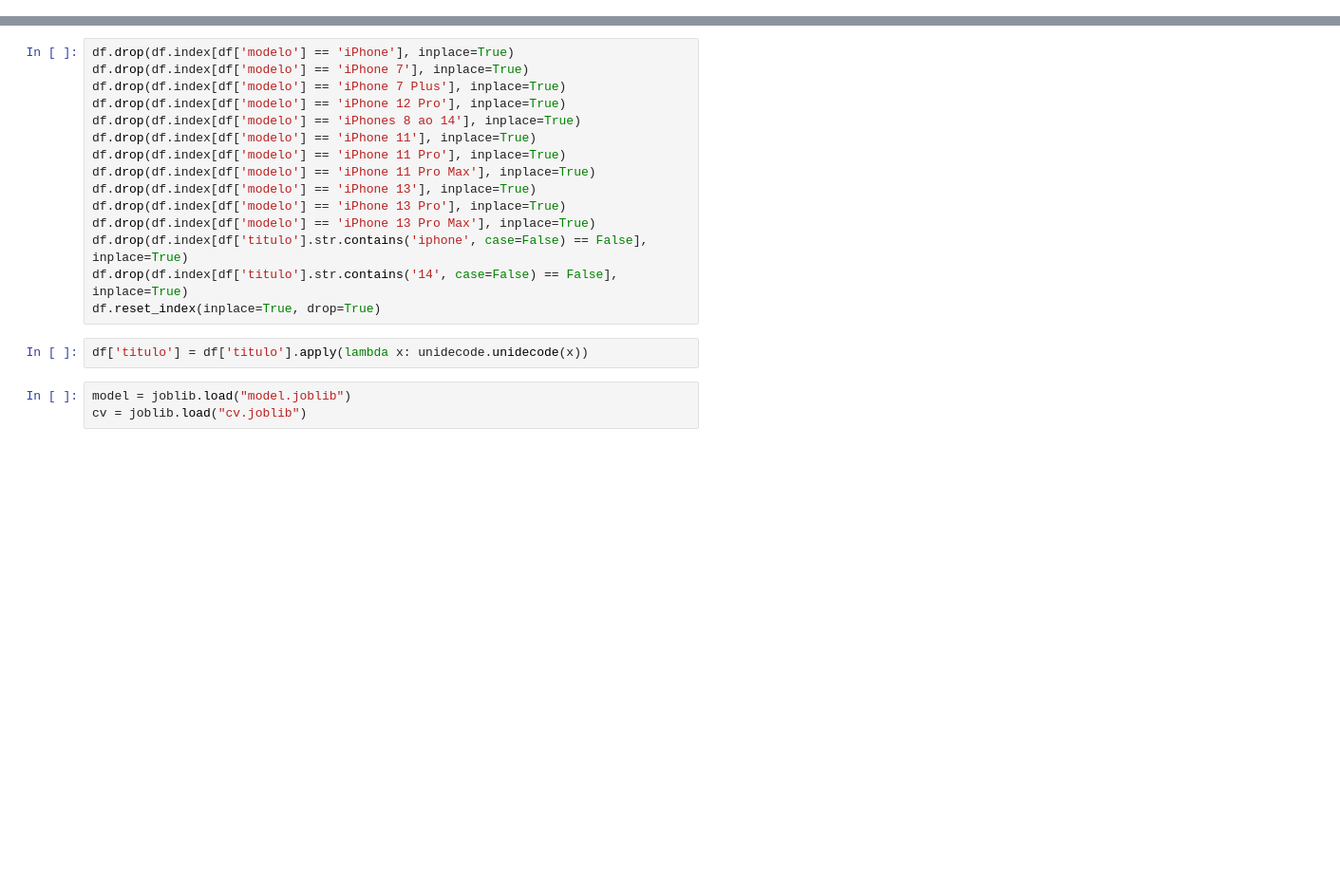
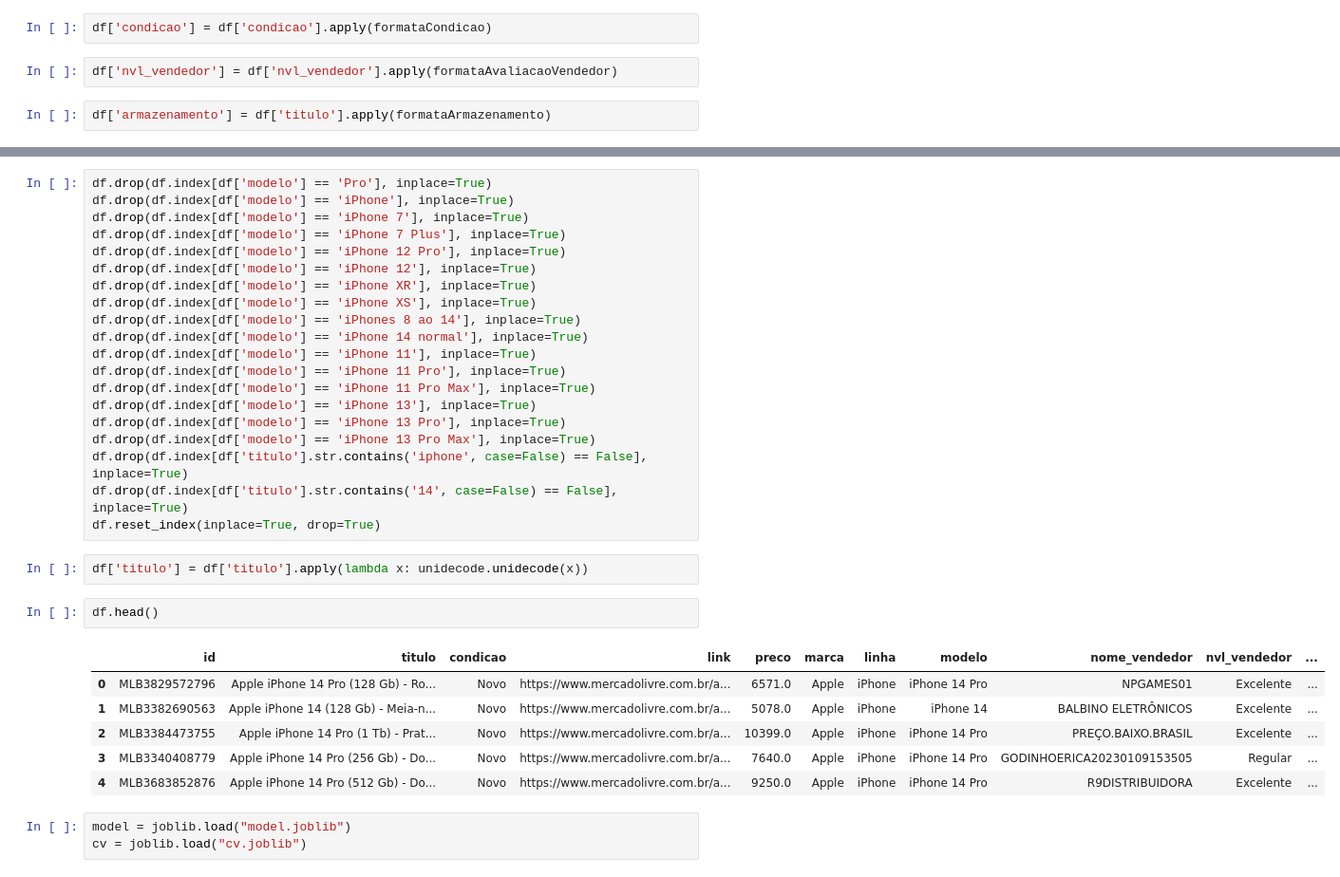
Before and after one commit to victorgrrtj/trabalho_final_puc, a Jupyter notebook: trabalho_final_predicao.ipynb, the cells around one changed output, grey strips where cells are left out. Shown at 95% size. Saved outputs shown, nothing was run; the diff lists cells and outputs as text; blank space fills up the shorter version.

```diff
--- a/trabalho_final_predicao.ipynb
+++ b/trabalho_final_predicao.ipynb
@@ -253,0 +341,6 @@ Finished all pages
+# %%
+df['condicao'] = df['condicao'].apply(formataCondicao)
+# %%
+df['nvl_vendedor'] = df['nvl_vendedor'].apply(formataAvaliacaoVendedor)
+# %%
+df['armazenamento'] = df['titulo'].apply(formataArmazenamento)
@@ -256,10 +352,15 @@ df = pd.json_normalize(extracted_data)
 df['ts_carga'] = str(dt.datetime.now(pytz.timezone('Etc/GMT+3')).strftime('%d-%m-%Y %X'))
 # %%
+df.drop(df.index[df['modelo'] == 'Pro'], inplace=True)
 df.drop(df.index[df['modelo'] == 'iPhone'], inplace=True)
 df.drop(df.index[df['modelo'] == 'iPhone 7'], inplace=True)
 df.drop(df.index[df['modelo'] == 'iPhone 7 Plus'], inplace=True)
 df.drop(df.index[df['modelo'] == 'iPhone 12 Pro'], inplace=True)
+df.drop(df.index[df['modelo'] == 'iPhone 12'], inplace=True)
+df.drop(df.index[df['modelo'] == 'iPhone XR'], inplace=True)
+df.drop(df.index[df['modelo'] == 'iPhone XS'], inplace=True)
 df.drop(df.index[df['modelo'] == 'iPhones 8 ao 14'], inplace=True)
+df.drop(df.index[df['modelo'] == 'iPhone 14 normal'], inplace=True)
 df.drop(df.index[df['modelo'] == 'iPhone 11'], inplace=True)
 df.drop(df.index[df['modelo'] == 'iPhone 11 Pro'], inplace=True)
 df.drop(df.index[df['modelo'] == 'iPhone 11 Pro Max'], inplace=True)
@@ -271,6 +372,15 @@ df.drop(df.index[df['titulo'].str.contains('14', case=False) == False], inplace=
 df.reset_index(inplace=True, drop=True)
 # %%
 df['titulo'] = df['titulo'].apply(lambda x: unidecode.unidecode(x))
+# %%
+df.head()
+# %% [output]
+|  | id | titulo | condicao | link | preco | marca | linha | modelo | nome_vendedor | nvl_vendedor | ... |
+| 0 | MLB3829572796 | Apple iPhone 14 Pro (128 Gb) - Ro... | Novo | https://www.mercadolivre.com.br/a... | 6571.0 | Apple | iPhone | iPhone 14 Pro | NPGAMES01 | Excelente | ... |
+| 1 | MLB3382690563 | Apple iPhone 14 (128 Gb) - Meia-n... | Novo | https://www.mercadolivre.com.br/a... | 5078.0 | Apple | iPhone | iPhone 14 | BALBINO ELETRÔNICOS | Excelente | ... |
+| 2 | MLB3384473755 | Apple iPhone 14 Pro (1 Tb) - Prat... | Novo | https://www.mercadolivre.com.br/a... | 10399.0 | Apple | iPhone | iPhone 14 Pro | PREÇO.BAIXO.BRASIL | Excelente | ... |
+| 3 | MLB3340408779 | Apple iPhone 14 Pro (256 Gb) - Do... | Novo | https://www.mercadolivre.com.br/a... | 7640.0 | Apple | iPhone | iPhone 14 Pro | GODINHOERICA20230109153505 | Regular | ... |
+| 4 | MLB3683852876 | Apple iPhone 14 Pro (512 Gb) - Do... | Novo | https://www.mercadolivre.com.br/a... | 9250.0 | Apple | iPhone | iPhone 14 Pro | R9DISTRIBUIDORA | Excelente | ... |
 # %%
 model = joblib.load("model.joblib")
 cv = joblib.load("cv.joblib")
```
Also changed, not shown: parts of 15 cells of this notebook.
